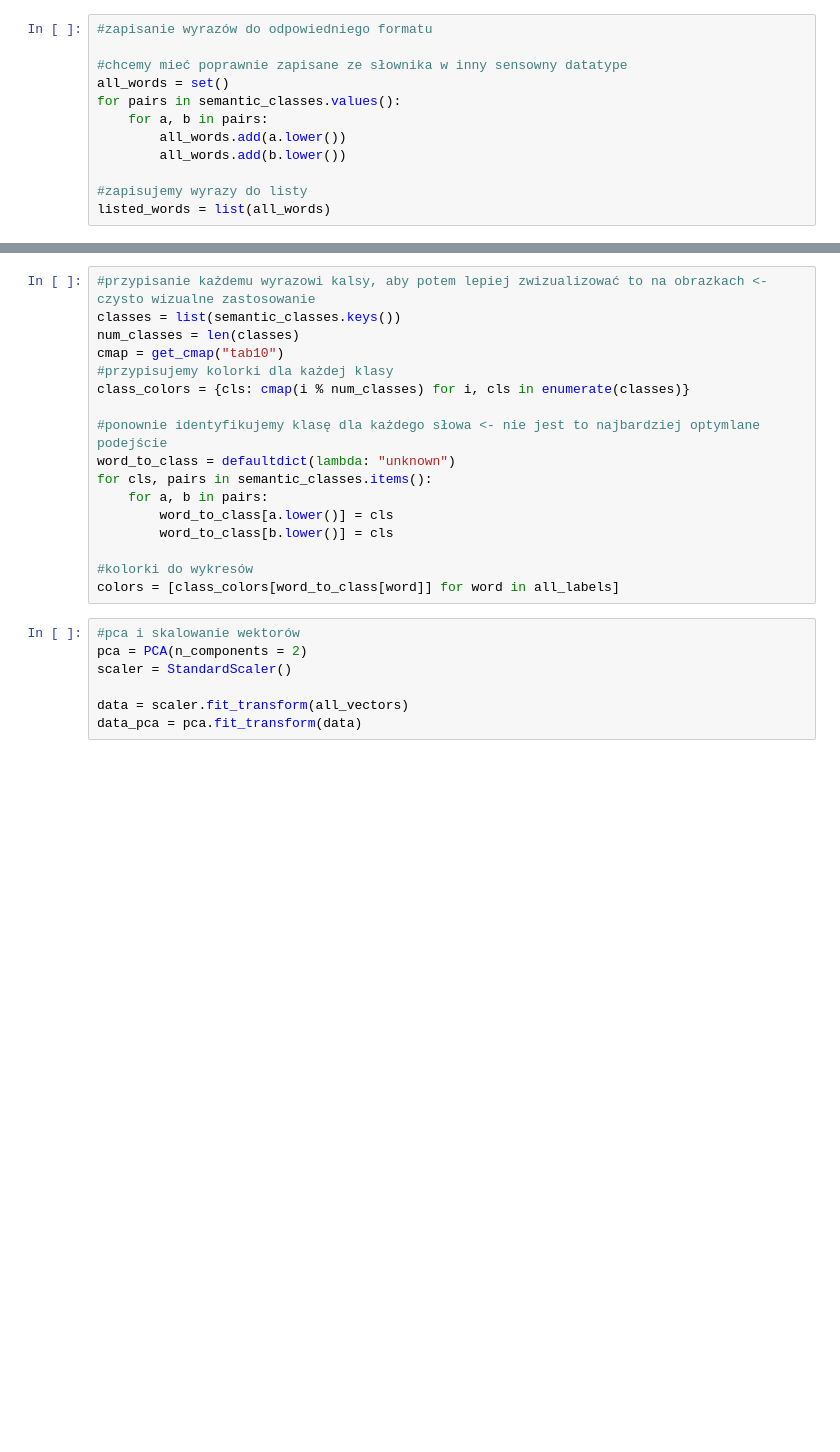
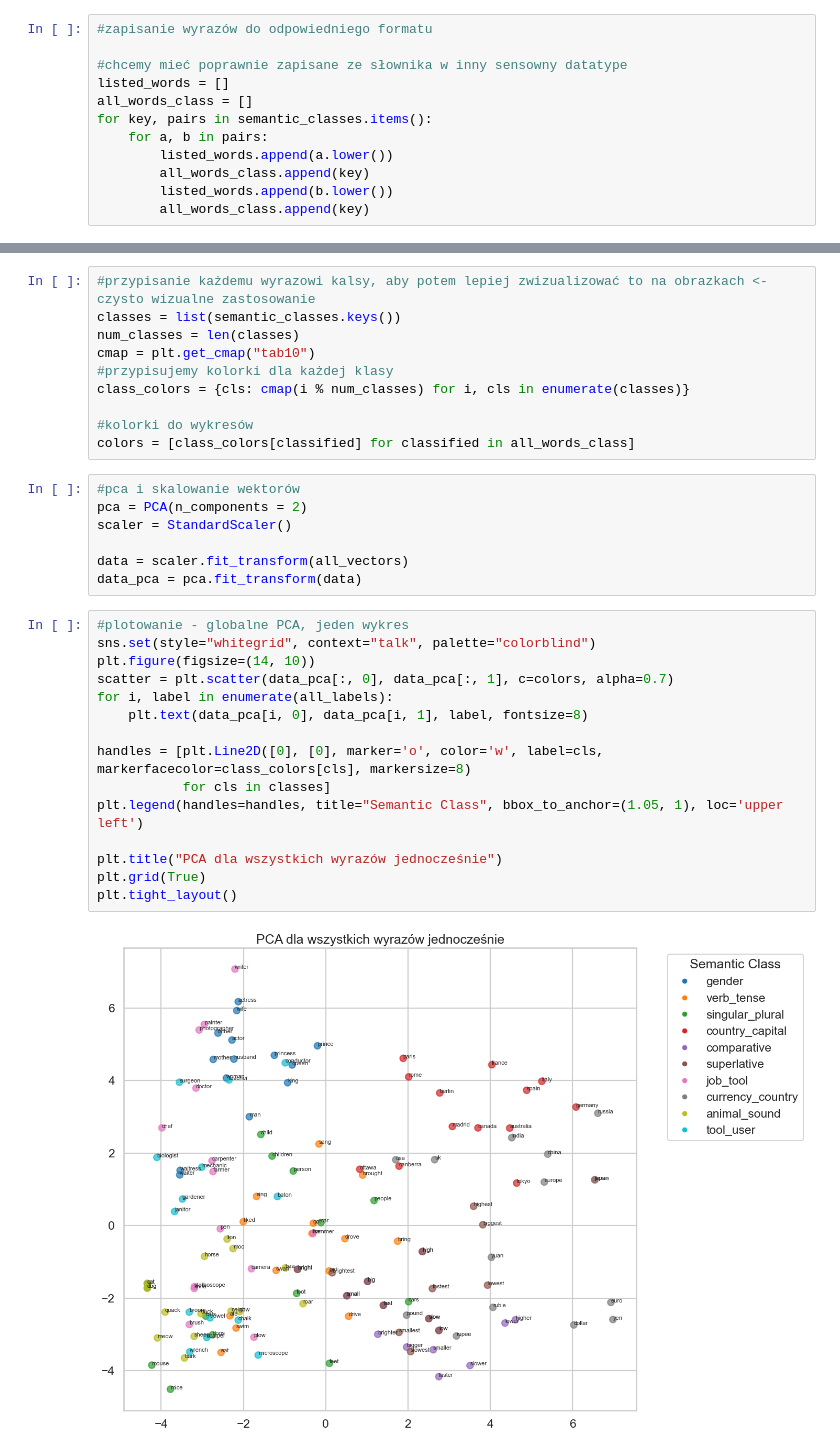
Before and after one commit to tomczj/ML24_25, a Jupyter notebook: NLP_attention/homework_12.ipynb, the cells around one changed output, grey strips where cells are left out. Cells and saved outputs as stored; diff of their text form; blank space fills up the shorter version.

```diff
--- a/NLP_attention/homework_12.ipynb
+++ b/NLP_attention/homework_12.ipynb
@@ -63,14 +65,14 @@ def get_embeddings(words_list, embedding):
 #zapisanie wyrazów do odpowiedniego formatu
 
 #chcemy mieć poprawnie zapisane ze słownika w inny sensowny datatype
-all_words = set()
-for pairs in semantic_classes.values():
+listed_words = []
+all_words_class = []
+for key, pairs in semantic_classes.items():
     for a, b in pairs:
-        all_words.add(a.lower())
-        all_words.add(b.lower())
-
-#zapisujemy wyrazy do listy
-listed_words = list(all_words)
+        listed_words.append(a.lower())
+        all_words_class.append(key)
+        listed_words.append(b.lower())
+        all_words_class.append(key)
 # %% [markdown]
 ### Globalne PCA
 # %%
@@ -80,19 +82,12 @@ all_vectors, all_labels = get_embeddings(listed_words, model_glove)
 #przypisanie każdemu wyrazowi kalsy, aby potem lepiej zwizualizować to na obrazkach <- czysto wizualne zastosowanie
 classes = list(semantic_classes.keys())
 num_classes = len(classes)
-cmap = get_cmap("tab10")
+cmap = plt.get_cmap("tab10")
 #przypisujemy kolorki dla każdej klasy
 class_colors = {cls: cmap(i % num_classes) for i, cls in enumerate(classes)}
 
-#ponownie identyfikujemy klasę dla każdego słowa <- nie jest to najbardziej optymlane podejście
-word_to_class = defaultdict(lambda: "unknown")
-for cls, pairs in semantic_classes.items():
-    for a, b in pairs:
-        word_to_class[a.lower()] = cls
-        word_to_class[b.lower()] = cls
-
 #kolorki do wykresów
-colors = [class_colors[word_to_class[word]] for word in all_labels]
+colors = [class_colors[classified] for classified in all_words_class]
 # %%
 #pca i skalowanie wektorów
 pca = PCA(n_components = 2)
@@ -100,3 +95,20 @@ scaler = StandardScaler()
 
 data = scaler.fit_transform(all_vectors)
 data_pca = pca.fit_transform(data)
+# %%
+#plotowanie - globalne PCA, jeden wykres
+sns.set(style="whitegrid", context="talk", palette="colorblind")
+plt.figure(figsize=(14, 10))
+scatter = plt.scatter(data_pca[:, 0], data_pca[:, 1], c=colors, alpha=0.7)
+for i, label in enumerate(all_labels):
+    plt.text(data_pca[i, 0], data_pca[i, 1], label, fontsize=8)
+
+handles = [plt.Line2D([0], [0], marker='o', color='w', label=cls, markerfacecolor=class_colors[cls], markersize=8)
+           for cls in classes]
+plt.legend(handles=handles, title="Semantic Class", bbox_to_anchor=(1.05, 1), loc='upper left')
+
+plt.title("PCA dla wszystkich wyrazów jednocześnie")
+plt.grid(True)
+plt.tight_layout()
+# %% [output]
+[figure, added]
```
Also changed, not shown: parts of 27 cells of this notebook, 2 other files.
